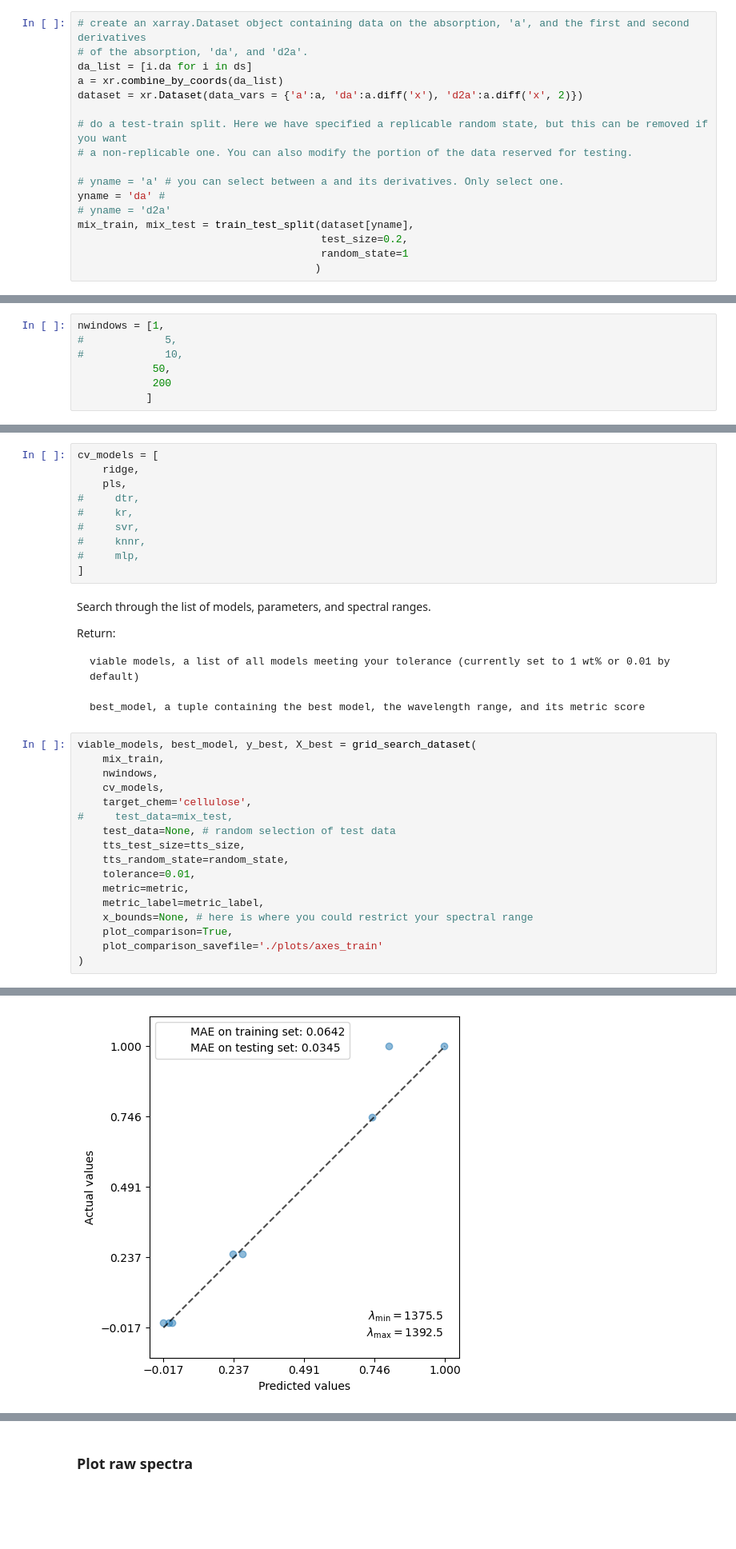
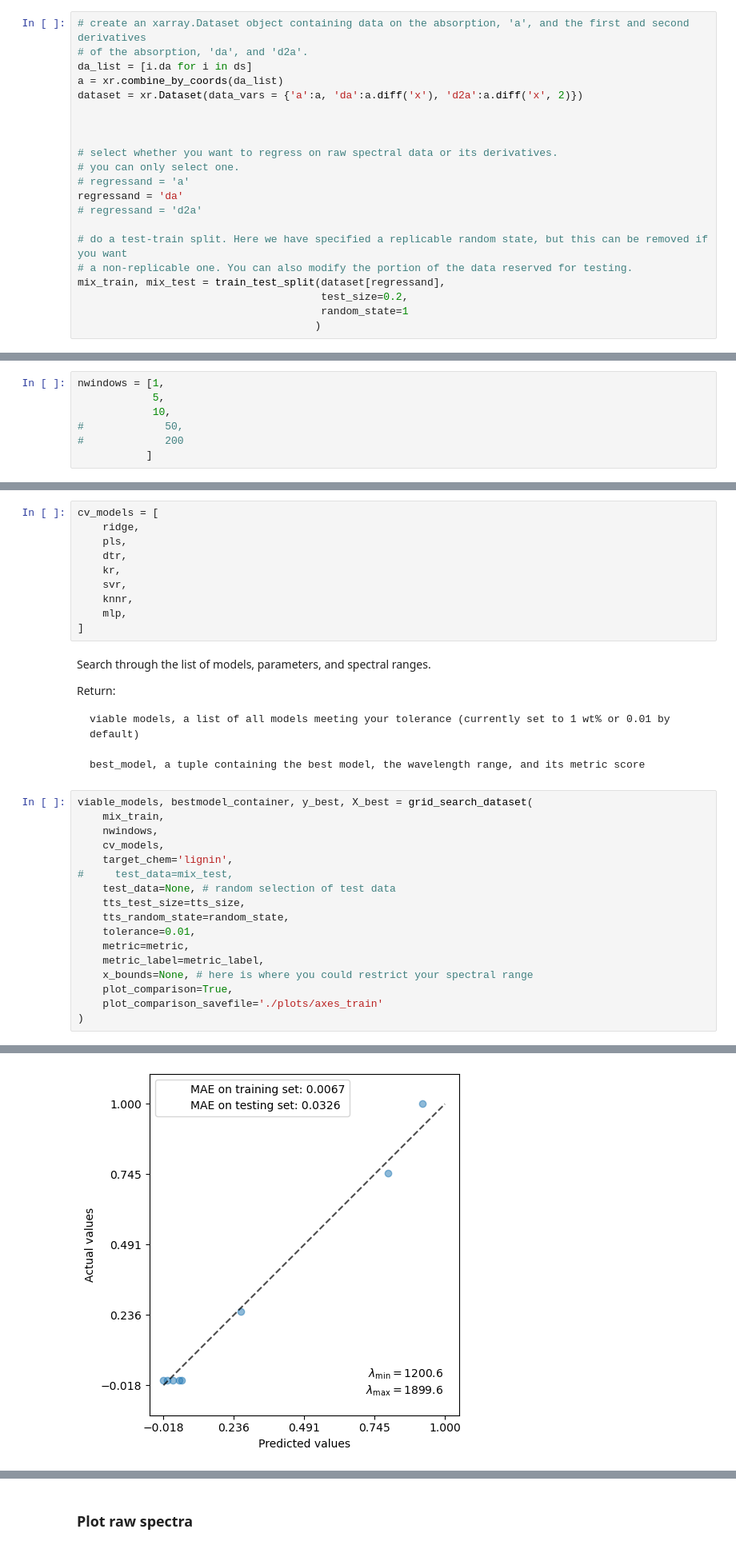
Before and after one commit to iblg/mixture_composition_regression, a Jupyter notebook: mixture_composition_regression/examples/cellulose_example/01_cellulose_first_try.ipynb, the cells around one changed output, grey strips where cells are left out. Shown at 80% size. Cells and saved outputs as stored; diff of their text form; blank space fills up the shorter version.

```diff
--- a/mixture_composition_regression/examples/cellulose_example/01_cellulose_first_try.ipynb
+++ b/mixture_composition_regression/examples/cellulose_example/01_cellulose_first_try.ipynb
@@ -63,13 +68,17 @@ da_list = [i.da for i in ds]
 a = xr.combine_by_coords(da_list)
 dataset = xr.Dataset(data_vars = {'a':a, 'da':a.diff('x'), 'd2a':a.diff('x', 2)})
 
+
+
+# select whether you want to regress on raw spectral data or its derivatives.
+# you can only select one.
+# regressand = 'a'
+regressand = 'da'
+# regressand = 'd2a'
+
 # do a test-train split. Here we have specified a replicable random state, but this can be removed if you want
 # a non-replicable one. You can also modify the portion of the data reserved for testing.
-
-# yname = 'a' # you can select between a and its derivatives. Only select one.
-yname = 'da' #
-# yname = 'd2a'
-mix_train, mix_test = train_test_split(dataset[yname],
+mix_train, mix_test = train_test_split(dataset[regressand],
                                        test_size=0.2,
                                        random_state=1
                                       )
@@ -189,10 +164,10 @@ If nwindows=10, the spectrum will be split into 10, and each sub spectrum will b
 If nwindows is a list, the code will try all of them in sequence.
 # %%
 nwindows = [1,
-#             5,
-#             10,
-            50,
-            200
+            5,
+            10,
+#             50,
+#             200
            ]
 # %%
 random_state = 1
@@ -210,11 +185,11 @@ Specify the list of machine learning models you wish to consider.
 cv_models = [
     ridge,
     pls,
-#     dtr,
-#     kr,
-#     svr,
-#     knnr,
-#     mlp,
+    dtr,
+    kr,
+    svr,
+    knnr,
+    mlp,
 ]
 # %% [markdown]
 Search through the list of models, parameters, and spectral ranges.
@@ -225,11 +200,11 @@ Return:
 
     best_model, a tuple containing the best model, the wavelength range, and its metric score
 # %%
-viable_models, best_model, y_best, X_best = grid_search_dataset(
+viable_models, bestmodel_container, y_best, X_best = grid_search_dataset(
     mix_train,
     nwindows,
     cv_models,
-    target_chem='cellulose',
+    target_chem='lignin',
 #     test_data=mix_test,
     test_data=None, # random selection of test data
     tts_test_size=tts_size,
@@ -262 +237 @@ shape: (7260,)
-[figure, old version]
+[figure, new version]
```
Also changed, not shown: parts of 6 cells of this notebook, 1 other file.
